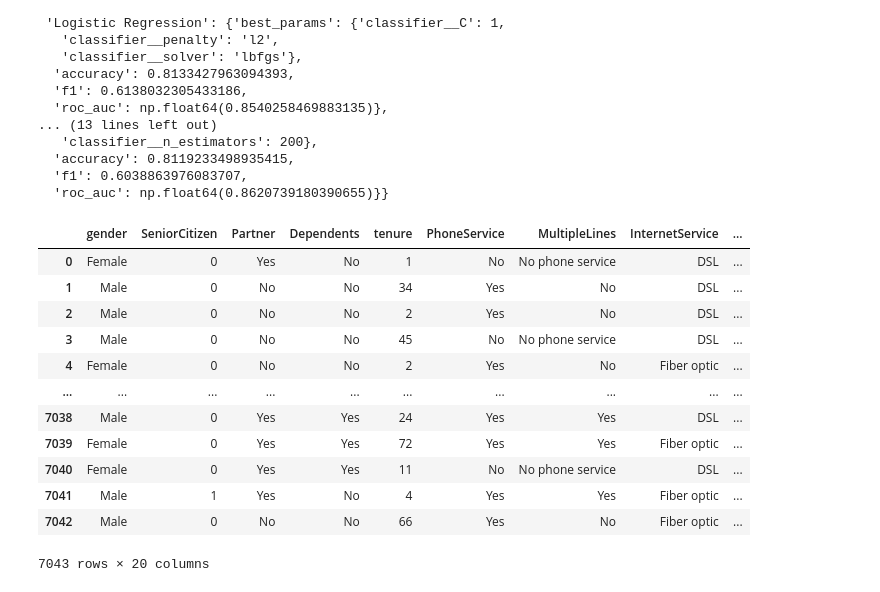
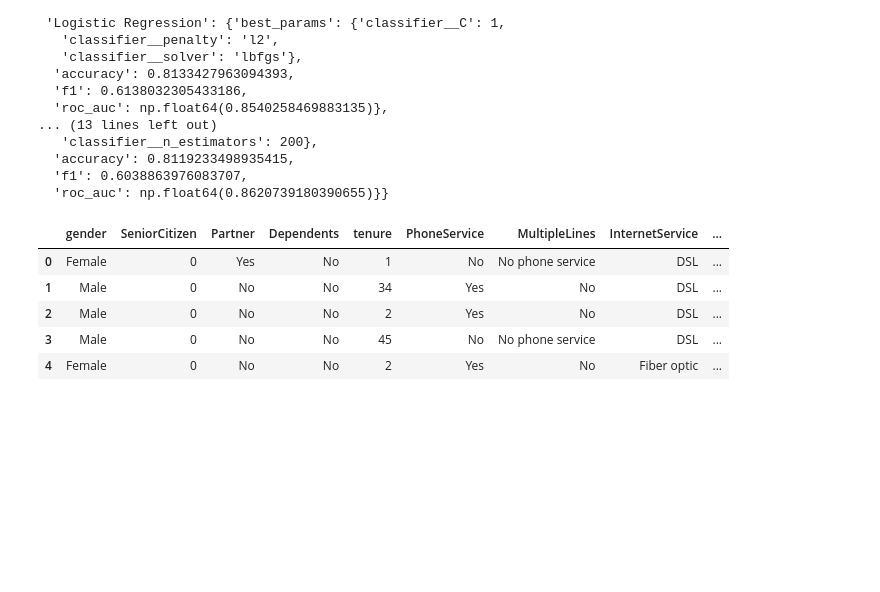
Before and after one commit to ka1817/Customer-Churn-Prediction-in-the-Telecom-Industry-Using-Machine-Learning, a Jupyter notebook: notebooks/eda.ipynb, the cells around one changed output. Drawn from its saved outputs; the diff is of its cells as text; code cells hidden in the pictures; blank space fills up the shorter version.

```diff
--- a/notebooks/eda.ipynb
+++ b/notebooks/eda.ipynb
@@ -1583,18 +1583,11 @@ results
   'f1': 0.6038863976083707,
   'roc_auc': np.float64(0.8620739180390655)}}
 # %%
-df
+df.head()
 # %% [output]
 |  | gender | SeniorCitizen | Partner | Dependents | tenure | PhoneService | MultipleLines | InternetService | ... |
 | 0 | Female | 0 | Yes | No | 1 | No | No phone service | DSL | ... |
 | 1 | Male | 0 | No | No | 34 | Yes | No | DSL | ... |
 | 2 | Male | 0 | No | No | 2 | Yes | No | DSL | ... |
 | 3 | Male | 0 | No | No | 45 | No | No phone service | DSL | ... |
 | 4 | Female | 0 | No | No | 2 | Yes | No | Fiber optic | ... |
-| ... | ... | ... | ... | ... | ... | ... | ... | ... | ... |
-| 7038 | Male | 0 | Yes | Yes | 24 | Yes | Yes | DSL | ... |
-| 7039 | Female | 0 | Yes | Yes | 72 | Yes | Yes | Fiber optic | ... |
-| 7040 | Female | 0 | Yes | Yes | 11 | No | No phone service | DSL | ... |
-| 7041 | Male | 1 | Yes | No | 4 | Yes | Yes | Fiber optic | ... |
-| 7042 | Male | 0 | No | No | 66 | Yes | No | Fiber optic | ... |
-7043 rows × 20 columns
```
Also changed, not shown: 7 other files.
